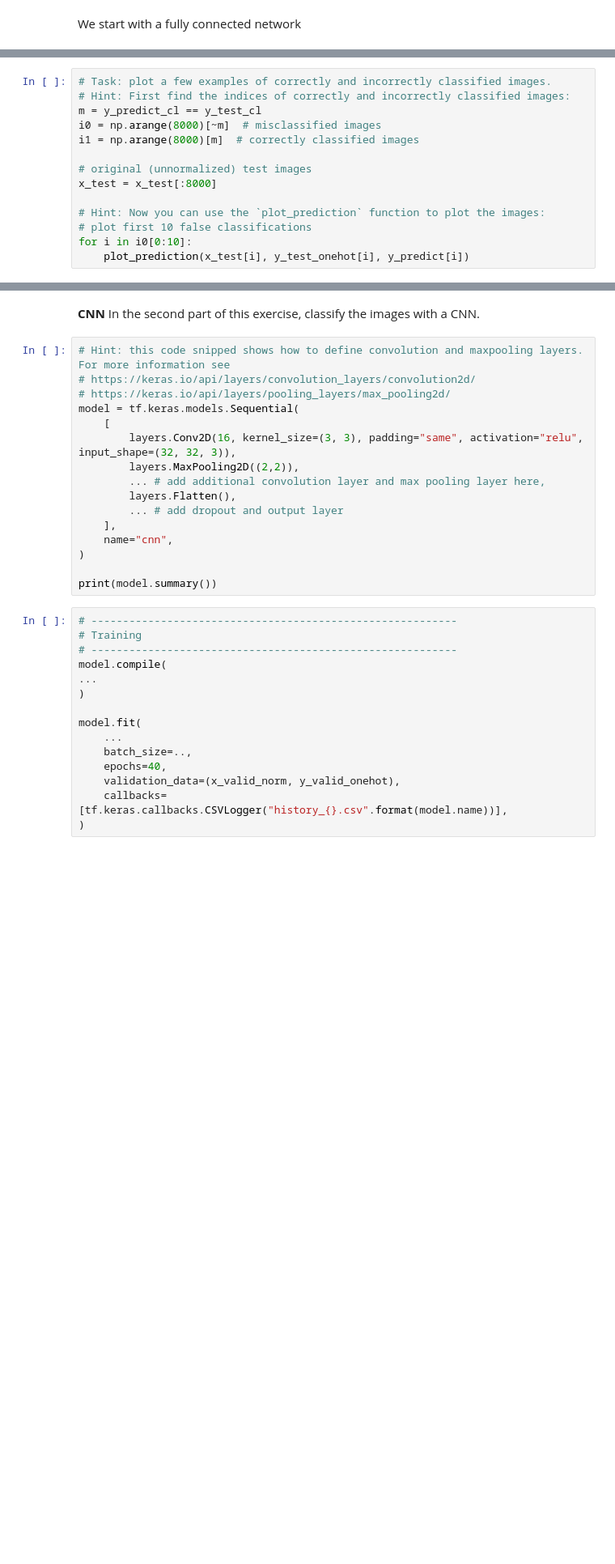
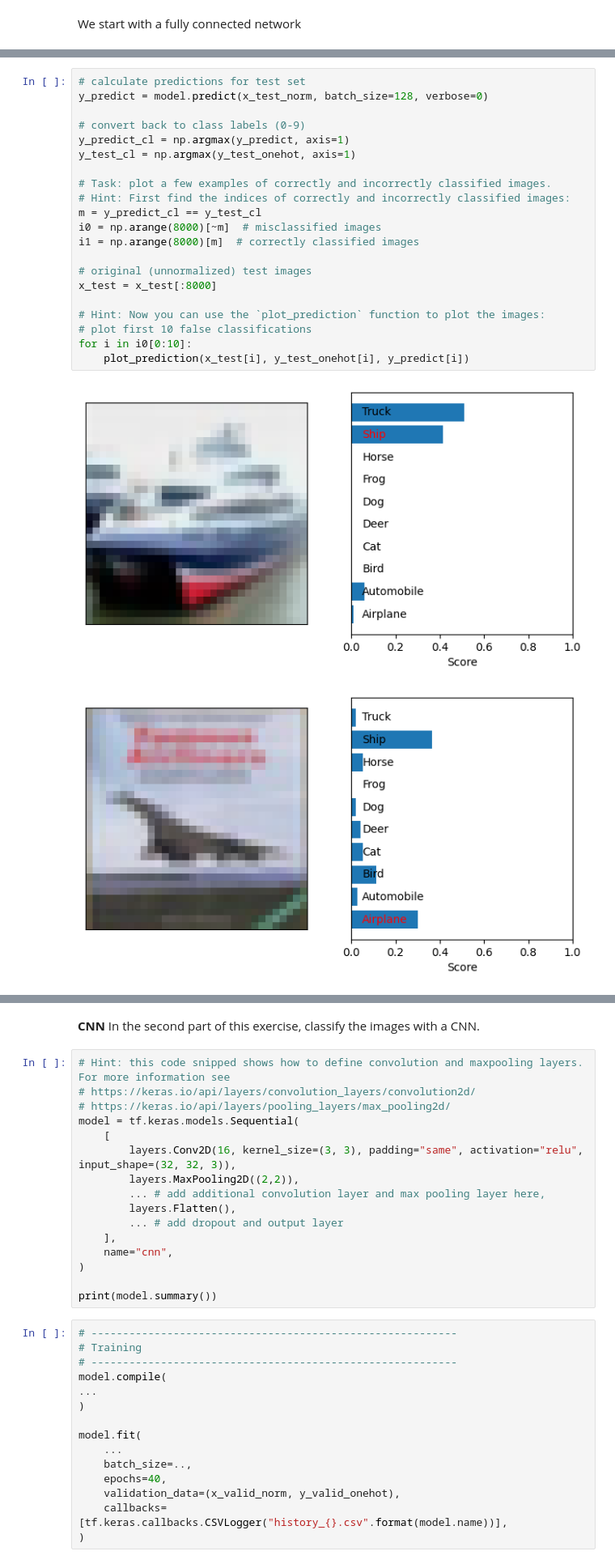
Before and after one commit to adrian-sica/ADL2025_exercises, a Jupyter notebook: Exercise7p1/Exercise_7_1_CIFAR_10.ipynb, the cells around one changed output, grey strips where cells are left out. Shown at 81% size. Cells and saved outputs as stored; diff of their text form; blank space fills up the shorter version.

```diff
--- a/Exercise7p1/Exercise_7_1_CIFAR_10.ipynb
+++ b/Exercise7p1/Exercise_7_1_CIFAR_10.ipynb
@@ -236,14 +301,24 @@ plot_confusion(y_test_cl, y_predict_cl)
 # %%
+# calculate predictions for test set
+y_predict = model.predict(x_test_norm, batch_size=128, verbose=0)
+
+# convert back to class labels (0-9)
+y_predict_cl = np.argmax(y_predict, axis=1)
+y_test_cl = np.argmax(y_test_onehot, axis=1)
+
 # Task: plot a few examples of correctly and incorrectly classified images.
 # Hint: First find the indices of correctly and incorrectly classified images:
 m = y_predict_cl == y_test_cl
 i0 = np.arange(8000)[~m]  # misclassified images
 i1 = np.arange(8000)[m]  # correctly classified images
 
 # original (unnormalized) test images
 x_test = x_test[:8000]
 
 # Hint: Now you can use the `plot_prediction` function to plot the images:
 # plot first 10 false classifications
 for i in i0[0:10]:
     plot_prediction(x_test[i], y_test_onehot[i], y_predict[i])
+# %% [output]
+[figure, added]
+[figure, added]
```
Also changed, not shown: parts of 12 cells of this notebook.
